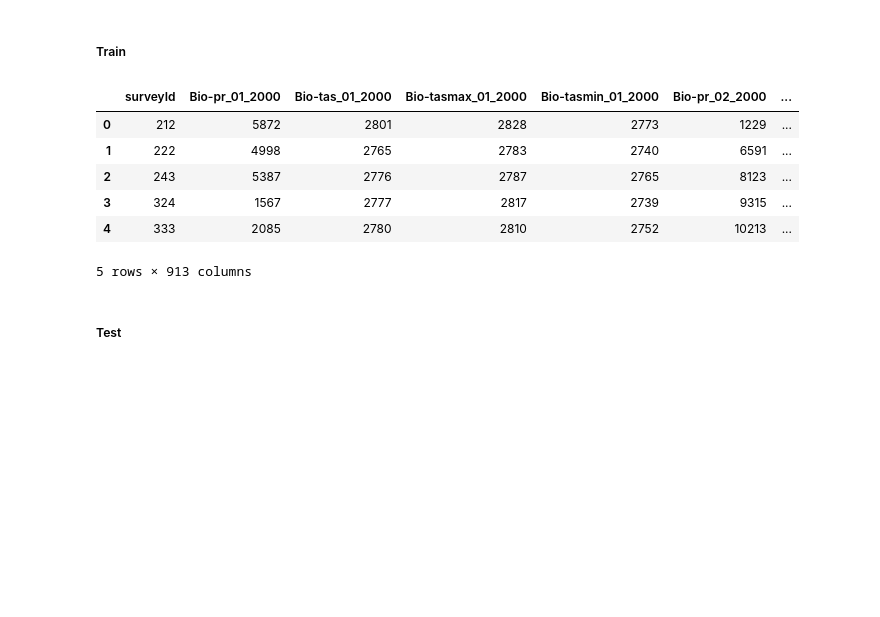
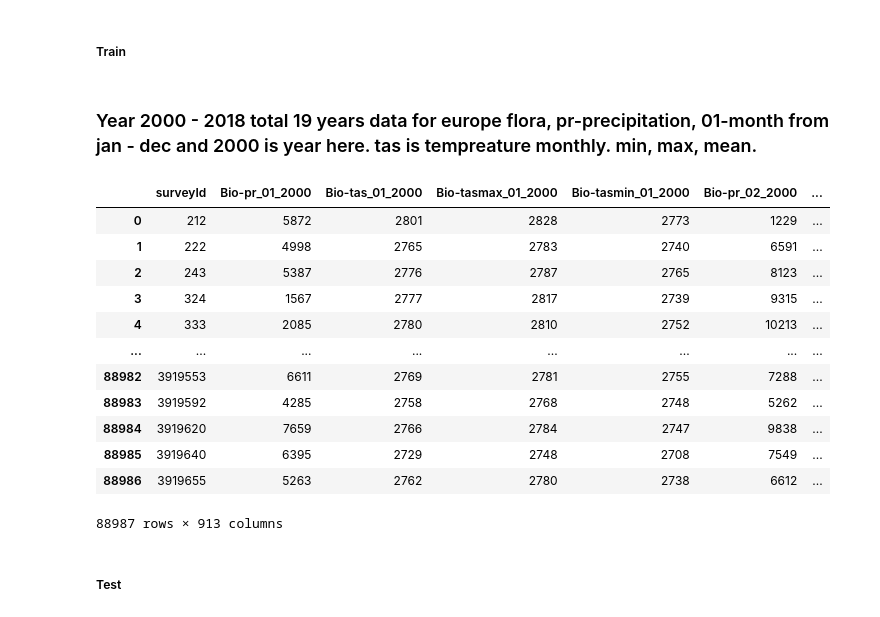
Before and after one commit to amanmukati09/Kaggle-Competitions, a Jupyter notebook: geolifeclef-2024-lifeclef-cvpr-fgvc.ipynb, the cells around one changed output. Drawn from its saved outputs; the diff is of its cells as text; code cells hidden in the pictures; blank space fills up the shorter version.

```diff
--- a/geolifeclef-2024-lifeclef-cvpr-fgvc.ipynb
+++ b/geolifeclef-2024-lifeclef-cvpr-fgvc.ipynb
@@ -49,17 +296,25 @@ glc24_pa_bioclim_monthly_test = "/kaggle/input/geolifeclef-2024/EnvironmentalRas
 glc24_pa_bioclim_monthly_train = "/kaggle/input/geolifeclef-2024/EnvironmentalRasters/EnvironmentalRasters/Climate/Monthly/GLC24-PA-train-bioclimatic_monthly.csv"
 # %% [markdown]
 ##### Train
+# %% [markdown]
+### Year 2000 - 2018 total 19 years data for europe flora, pr-precipitation, 01-month from jan - dec and 2000 is year here. tas is tempreature monthly. min, max, mean.
 # %%
 glc24_pa_bioclim_monthly_train_df = pd.read_csv(glc24_pa_bioclim_monthly_train)
-glc24_pa_bioclim_monthly_train_df.head()
+glc24_pa_bioclim_monthly_train_df
 # %% [output]
 |  | surveyId | Bio-pr_01_2000 | Bio-tas_01_2000 | Bio-tasmax_01_2000 | Bio-tasmin_01_2000 | Bio-pr_02_2000 | ... |
 | 0 | 212 | 5872 | 2801 | 2828 | 2773 | 1229 | ... |
 | 1 | 222 | 4998 | 2765 | 2783 | 2740 | 6591 | ... |
 | 2 | 243 | 5387 | 2776 | 2787 | 2765 | 8123 | ... |
 | 3 | 324 | 1567 | 2777 | 2817 | 2739 | 9315 | ... |
 | 4 | 333 | 2085 | 2780 | 2810 | 2752 | 10213 | ... |
+| ... | ... | ... | ... | ... | ... | ... | ... |
+| 88982 | 3919553 | 6611 | 2769 | 2781 | 2755 | 7288 | ... |
+| 88983 | 3919592 | 4285 | 2758 | 2768 | 2748 | 5262 | ... |
+| 88984 | 3919620 | 7659 | 2766 | 2784 | 2747 | 9838 | ... |
+| 88985 | 3919640 | 6395 | 2729 | 2748 | 2708 | 7549 | ... |
+| 88986 | 3919655 | 5263 | 2762 | 2780 | 2738 | 6612 | ... |
-5 rows × 913 columns
+88987 rows × 913 columns
 # %% [markdown]
 ##### Test
 # %%
```
Also changed, not shown: parts of 4 cells of this notebook.
